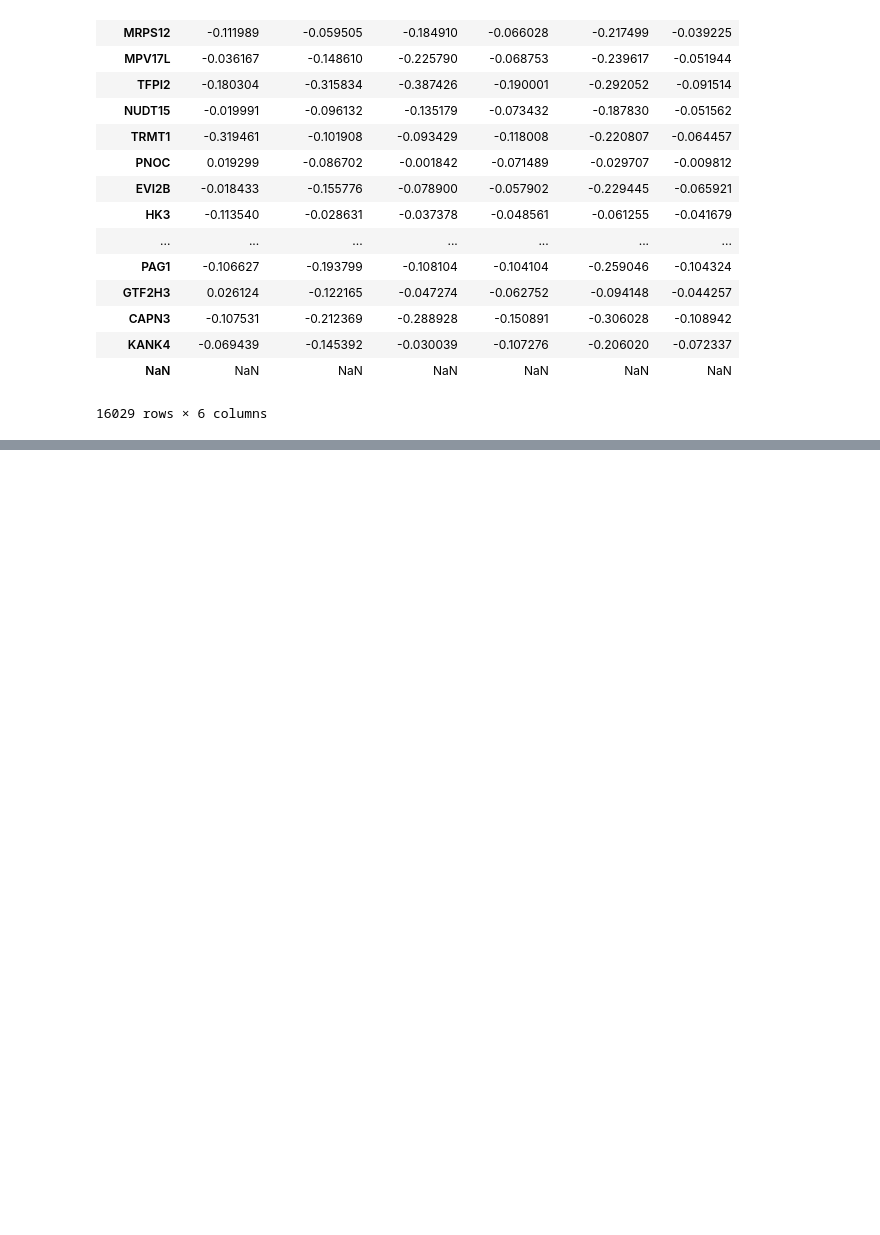
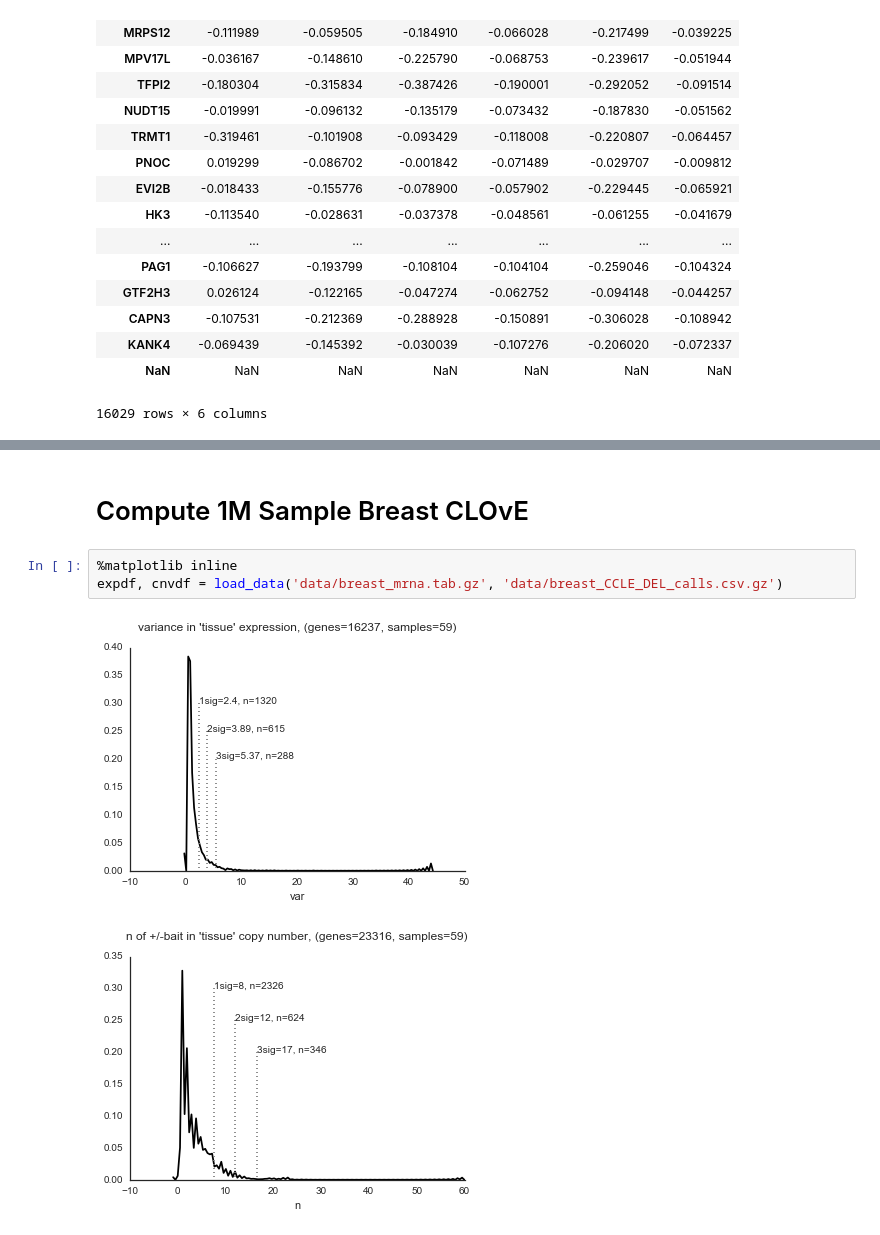
Before and after one commit to thjmattth/clove, a Jupyter notebook: ccle_sandbox.ipynb, the cells around one changed output, grey strips where cells are left out. Drawn from its saved outputs; the diff is of its cells as text; blank space fills up the shorter version.

```diff
--- a/ccle_sandbox.ipynb
+++ b/ccle_sandbox.ipynb
@@ -339,0 +341,8 @@ viz
+# %% [markdown]
+# Compute 1M Sample Breast CLOvE
+# %%
+%matplotlib inline
+expdf, cnvdf = load_data('data/breast_mrna.tab.gz', 'data/breast_CCLE_DEL_calls.csv.gz')
+# %% [output]
+[figure, added]
+[figure, added]
```
Also changed, not shown: parts of 18 cells of this notebook, 2 other files.
